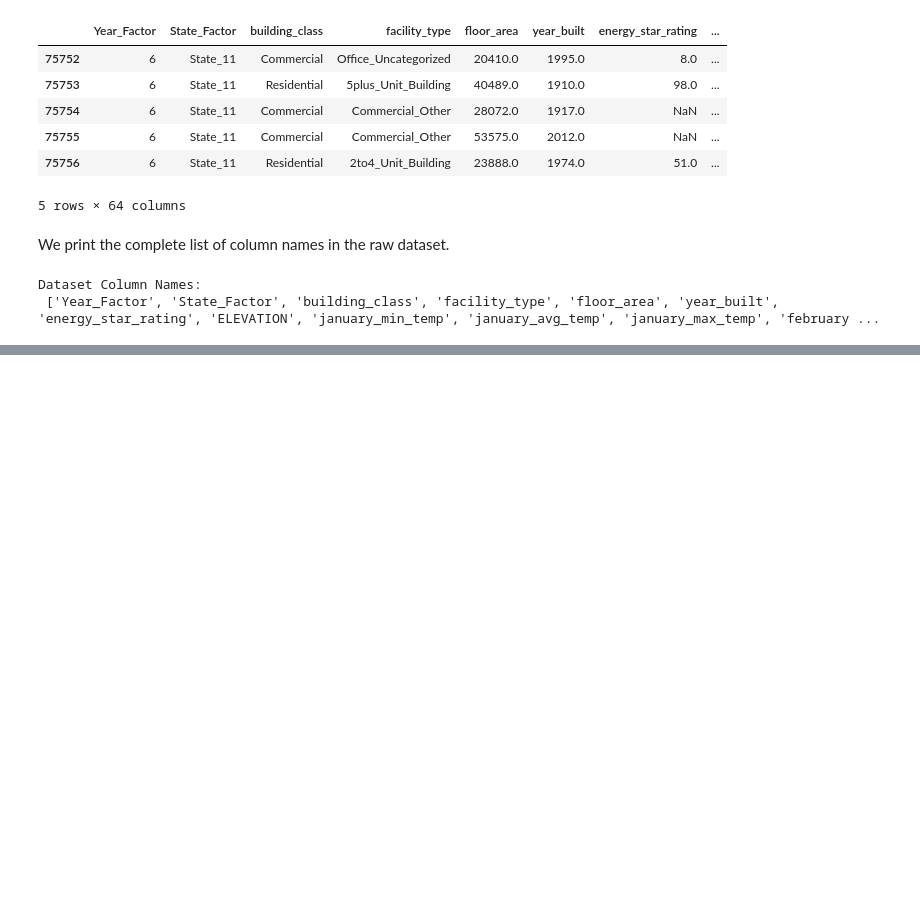
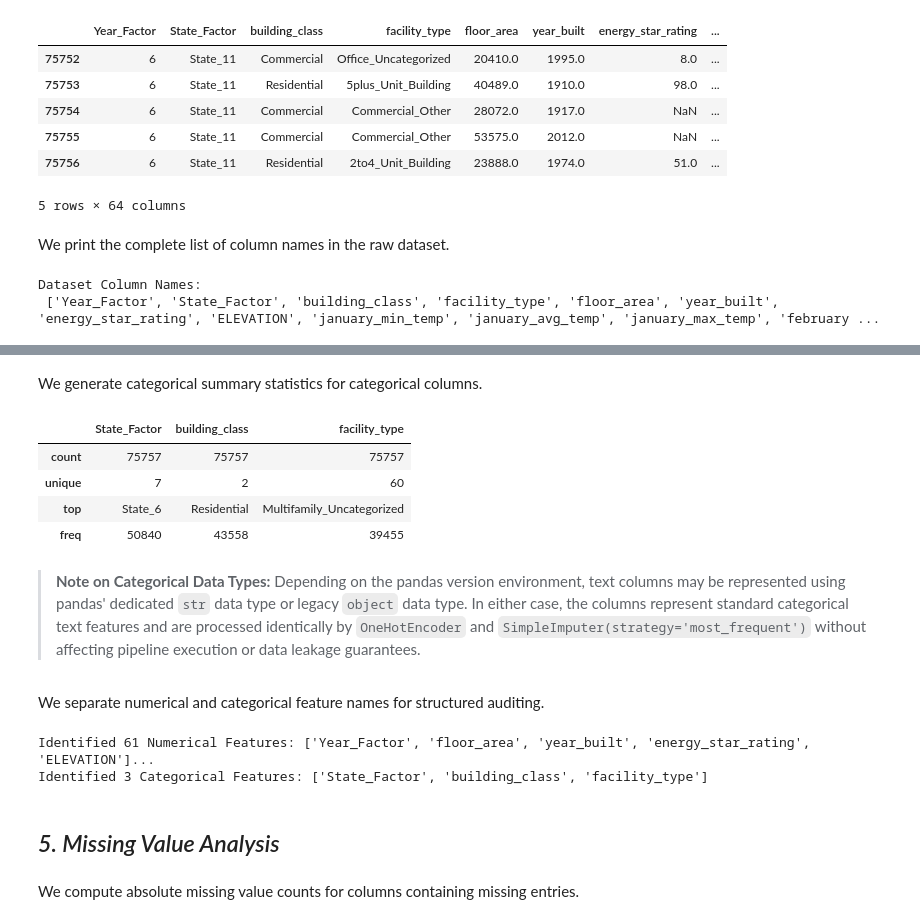
Before and after one commit to HarshaGaduputi/Machine-Learning-Case-Study, a Jupyter notebook: CaseStudy.ipynb, the cells around one changed output, grey strips where cells are left out. Drawn from its saved outputs; the diff is of its cells as text; code cells hidden in the pictures; blank space fills up the shorter version.

Commit message:
Add dataset audit and missing value analysis

```diff
--- a/CaseStudy.ipynb
+++ b/CaseStudy.ipynb
@@ -146,0 +186,27 @@ Dataset Column Names:
+# %% [markdown]
+We generate categorical summary statistics for categorical columns.
+# %%
+df_raw.describe(include=['object', 'category'])
+# %% [output]
+|  | State_Factor | building_class | facility_type |
+| count | 75757 | 75757 | 75757 |
+| unique | 7 | 2 | 60 |
+| top | State_6 | Residential | Multifamily_Uncategorized |
+| freq | 50840 | 43558 | 39455 |
+# %% [markdown]
+> **Note on Categorical Data Types:** Depending on the pandas version environment, text columns may be represented using pandas' dedicated `str` data type or legacy `object` data type. In either case, the columns represent standard categorical text features and are processed identically by `OneHotEncoder` and `SimpleImputer(strategy='most_frequent')` without affecting pipeline execution or data leakage guarantees.
+# %% [markdown]
+We separate numerical and categorical feature names for structured auditing.
+# %%
+raw_num_cols = df_raw.select_dtypes(include=[np.number]).columns.tolist()
+raw_cat_cols = df_raw.select_dtypes(exclude=[np.number]).columns.tolist()
+
+print(f"Identified {len(raw_num_cols)} Numerical Features: {raw_num_cols[:5]}...")
+print(f"Identified {len(raw_cat_cols)} Categorical Features: {raw_cat_cols}")
+# %% [output]
+Identified 61 Numerical Features: ['Year_Factor', 'floor_area', 'year_built', 'energy_star_rating', 'ELEVATION']...
+Identified 3 Categorical Features: ['State_Factor', 'building_class', 'facility_type']
+# %% [markdown]
+## *5. Missing Value Analysis*
+# %% [markdown]
+We compute absolute missing value counts for columns containing missing entries.
```
Also changed, not shown: parts of 20 cells of this notebook.
